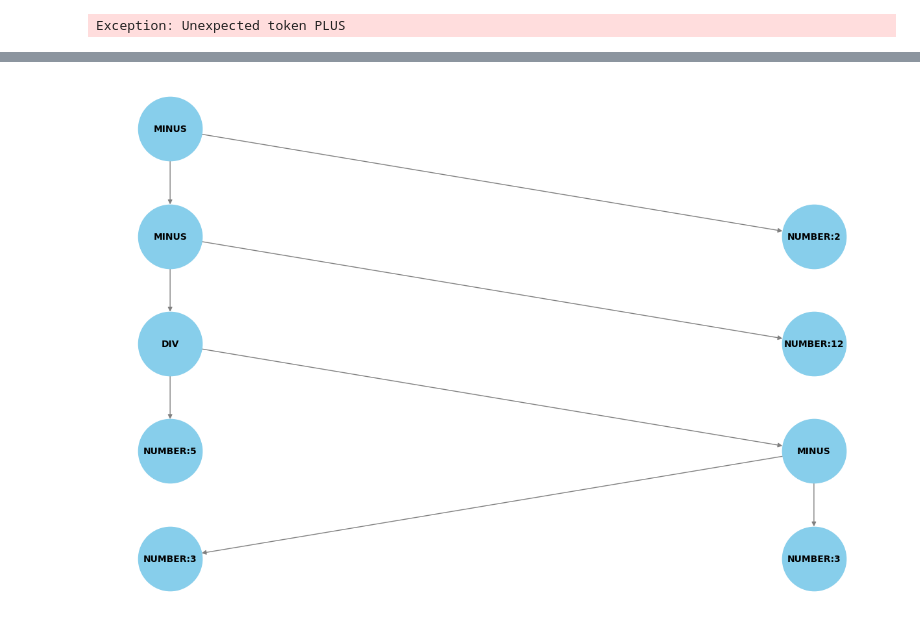
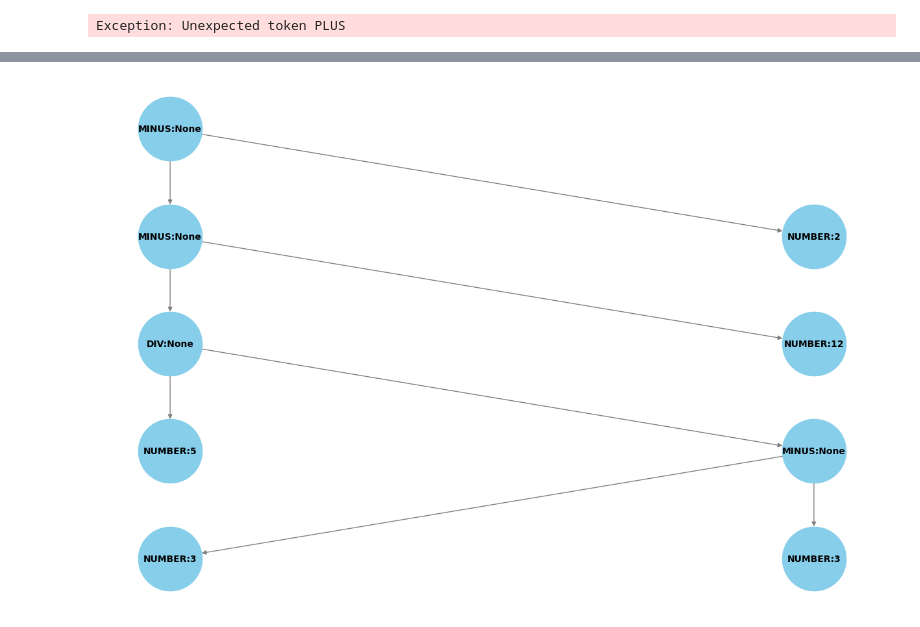
Before and after one commit to Doogan1/arithmetic-compiler, a Jupyter notebook: parse.ipynb, the cells around one changed output, grey strips where cells are left out. Cells and saved outputs as stored; diff of their text form; code cells hidden in the pictures.

```diff
--- a/parse.ipynb
+++ b/parse.ipynb
@@ -131,10 +152,10 @@ Exception: Type error: None MINUS None
 # %%
-ast_graph, positions = ast_to_networkx(ast4)
+ast_graph4, positions = ast_to_networkx(ast4)
 
-pos = nx.spring_layout(ast_graph)
-labels = {node: f"{data['type']}{'' if data['value'] is None else ":" + data['value']}" for node, data in ast_graph.nodes(data=True)}
+pos = nx.spring_layout(ast_graph4)
+labels = {node: f"{data['type']}:{data['value']}" for node, data in ast_graph4.nodes(data=True)}
 plt.figure(figsize=(12, 8))
-nx.draw(ast_graph, pos=positions, labels=labels, with_labels=True, node_size=5000, node_color="skyblue", font_size=10, font_weight="bold", edge_color="gray")
+nx.draw(ast_graph4, pos=positions, labels=labels, with_labels=True, node_size=5000, node_color="skyblue", font_size=10, font_weight="bold", edge_color="gray")
 plt.show()
 # %% [output]
-[figure, old version]
+[figure, new version]
```
Also changed, not shown: parts of 4 cells of this notebook, 1 other file.
